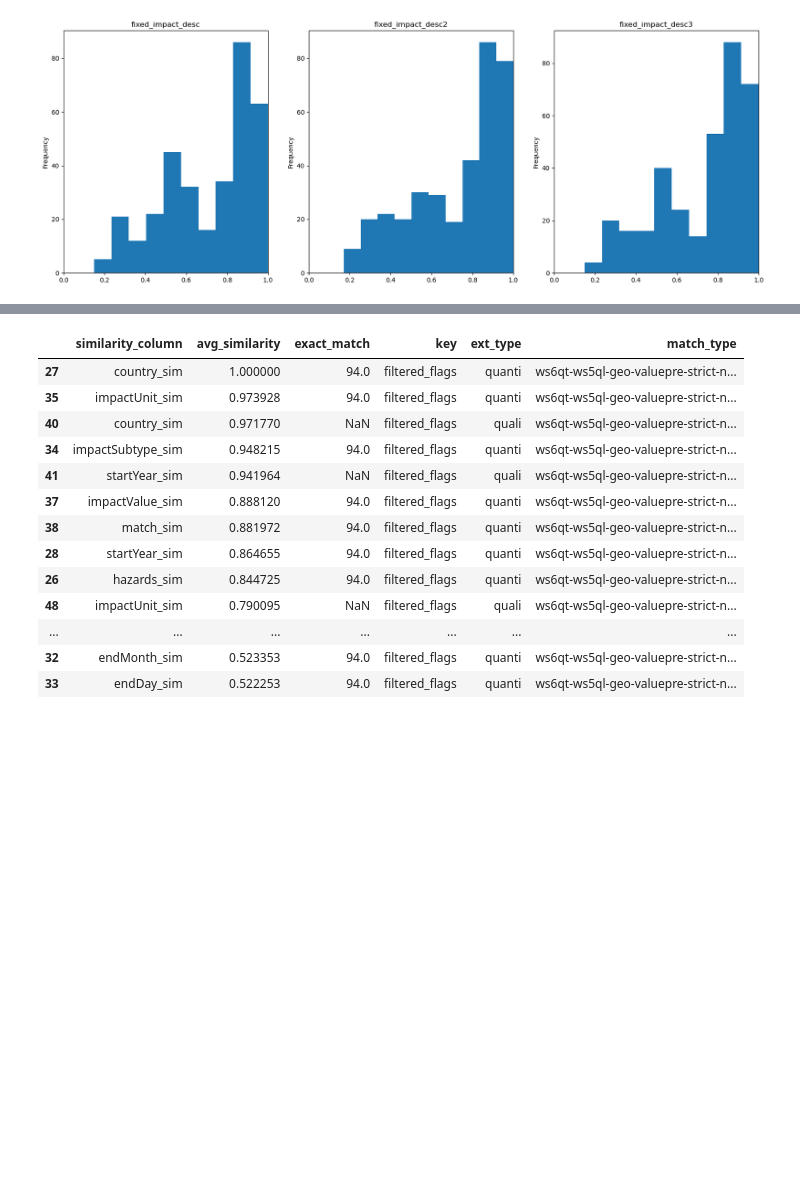
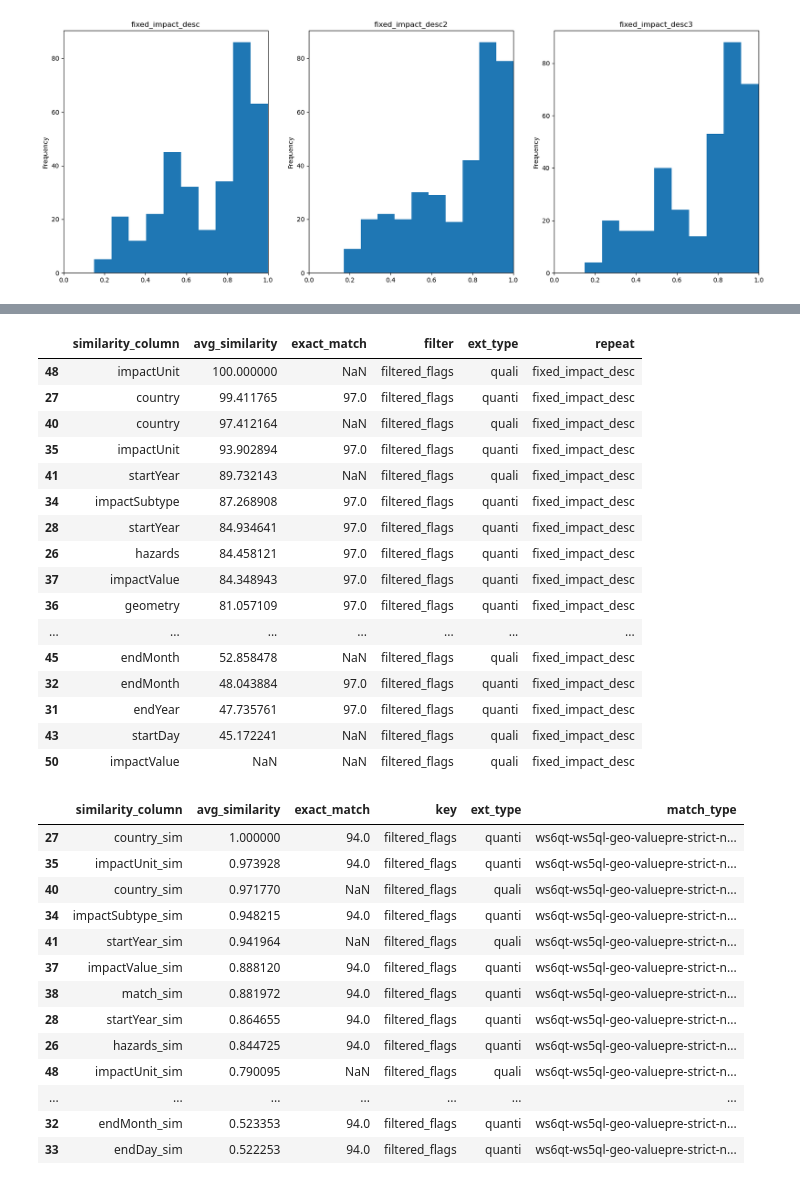
Before and after one commit to luseverin/ROUGE_database, a Jupyter notebook: notebooks/accuracy_results.ipynb, the cells around one changed output, grey strips where cells are left out. Saved outputs shown, nothing was run; the diff lists cells and outputs as text; code cells hidden in the pictures; blank space fills up the shorter version.

```diff
--- a/notebooks/accuracy_results.ipynb
+++ b/notebooks/accuracy_results.ipynb
@@ -345,3 +358,23 @@ fig.savefig(DATA_FIGURE / f"avg_sim_by_{yvar}_{subplot_col}_{filter}_{ikey}_{mat
+# %%
+plot_df
+# %% [output]
+|  | similarity_column | avg_similarity | exact_match | filter | ext_type | repeat |
+| 48 | impactUnit | 100.000000 | NaN | filtered_flags | quali | fixed_impact_desc |
+| 27 | country | 99.411765 | 97.0 | filtered_flags | quanti | fixed_impact_desc |
+| 40 | country | 97.412164 | NaN | filtered_flags | quali | fixed_impact_desc |
+| 35 | impactUnit | 93.902894 | 97.0 | filtered_flags | quanti | fixed_impact_desc |
+| 41 | startYear | 89.732143 | NaN | filtered_flags | quali | fixed_impact_desc |
+| 34 | impactSubtype | 87.268908 | 97.0 | filtered_flags | quanti | fixed_impact_desc |
+| 28 | startYear | 84.934641 | 97.0 | filtered_flags | quanti | fixed_impact_desc |
+| 26 | hazards | 84.458121 | 97.0 | filtered_flags | quanti | fixed_impact_desc |
+| 37 | impactValue | 84.348943 | 97.0 | filtered_flags | quanti | fixed_impact_desc |
+| 36 | geometry | 81.057109 | 97.0 | filtered_flags | quanti | fixed_impact_desc |
+| ... | ... | ... | ... | ... | ... | ... |
+| 45 | endMonth | 52.858478 | NaN | filtered_flags | quali | fixed_impact_desc |
+| 32 | endMonth | 48.043884 | 97.0 | filtered_flags | quanti | fixed_impact_desc |
+| 31 | endYear | 47.735761 | 97.0 | filtered_flags | quanti | fixed_impact_desc |
+| 43 | startDay | 45.172241 | NaN | filtered_flags | quali | fixed_impact_desc |
+| 50 | impactValue | NaN | NaN | filtered_flags | quali | fixed_impact_desc |
 # %%
 plot_df
 # %% [output]
```
Also changed, not shown: parts of 5 cells of this notebook.
